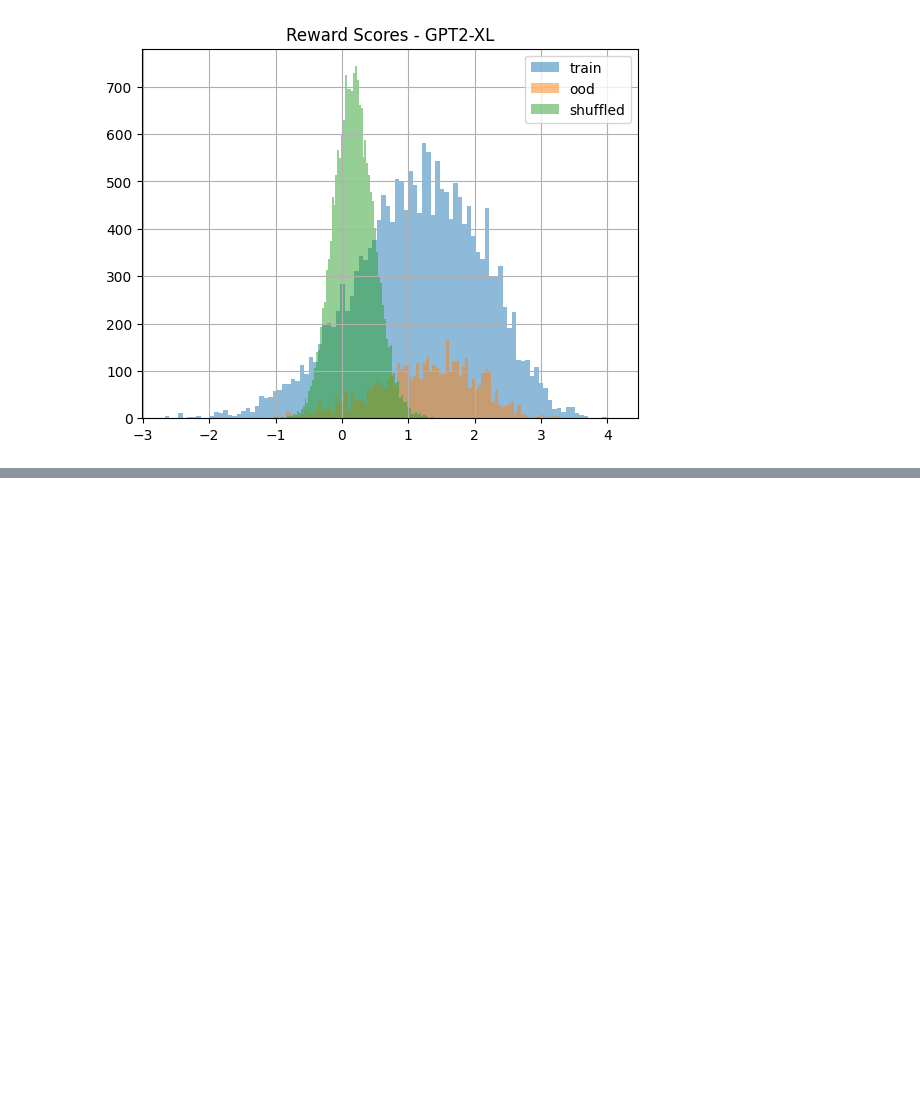
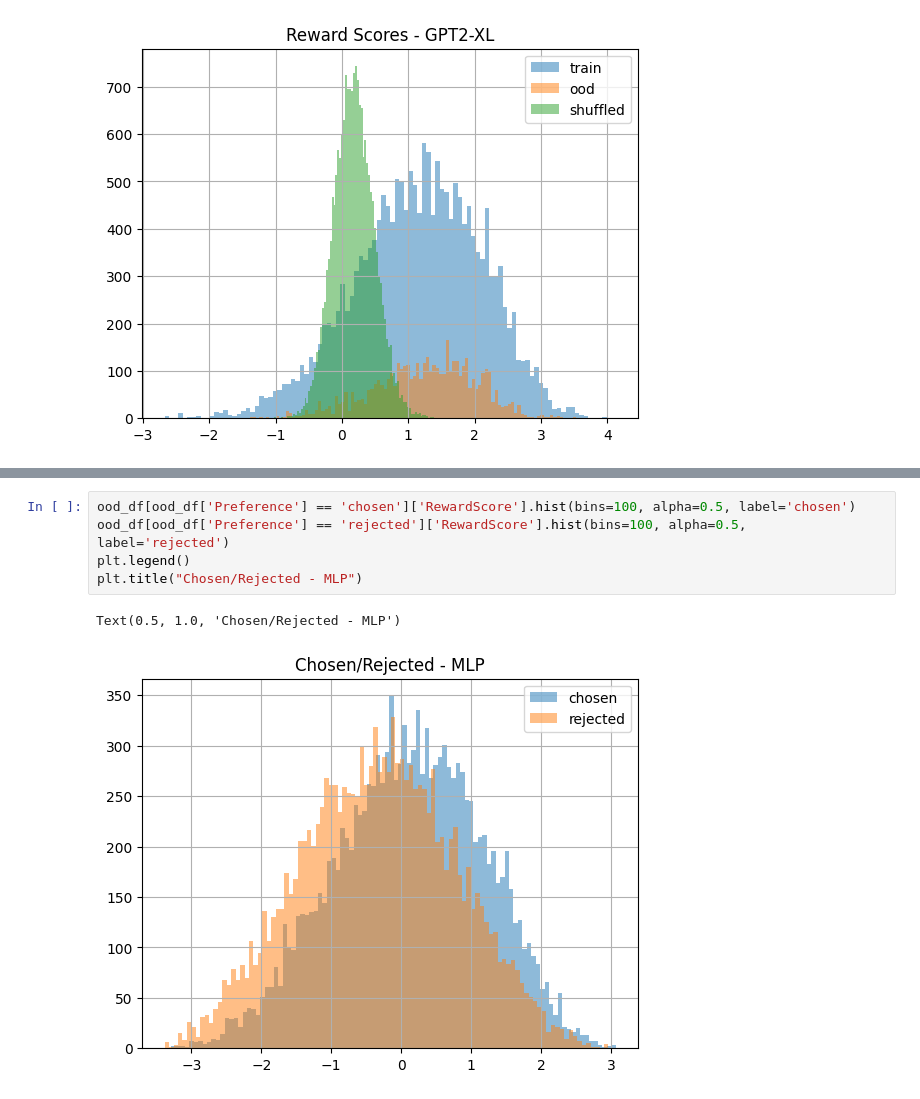
Before and after one commit to luckeciano/BAL-PM, a Jupyter notebook: jupyter/FeatureSpacePreferenceModels.ipynb, the cells around one changed output, grey strips where cells are left out. Cells and saved outputs as stored; diff of their text form; blank space fills up the shorter version.

```diff
--- a/jupyter/FeatureSpacePreferenceModels.ipynb
+++ b/jupyter/FeatureSpacePreferenceModels.ipynb
@@ -136,0 +153,8 @@ Text(0.5, 1.0, 'Reward Scores - GPT2-XL')
+# %%
+ood_df[ood_df['Preference'] == 'chosen']['RewardScore'].hist(bins=100, alpha=0.5, label='chosen')
+ood_df[ood_df['Preference'] == 'rejected']['RewardScore'].hist(bins=100, alpha=0.5, label='rejected')
+plt.legend()
+plt.title("Chosen/Rejected - MLP")
+# %% [output]
+Text(0.5, 1.0, 'Chosen/Rejected - MLP')
+[figure, added]
```
Also changed, not shown: parts of 38 cells of this notebook, 3 other files.
